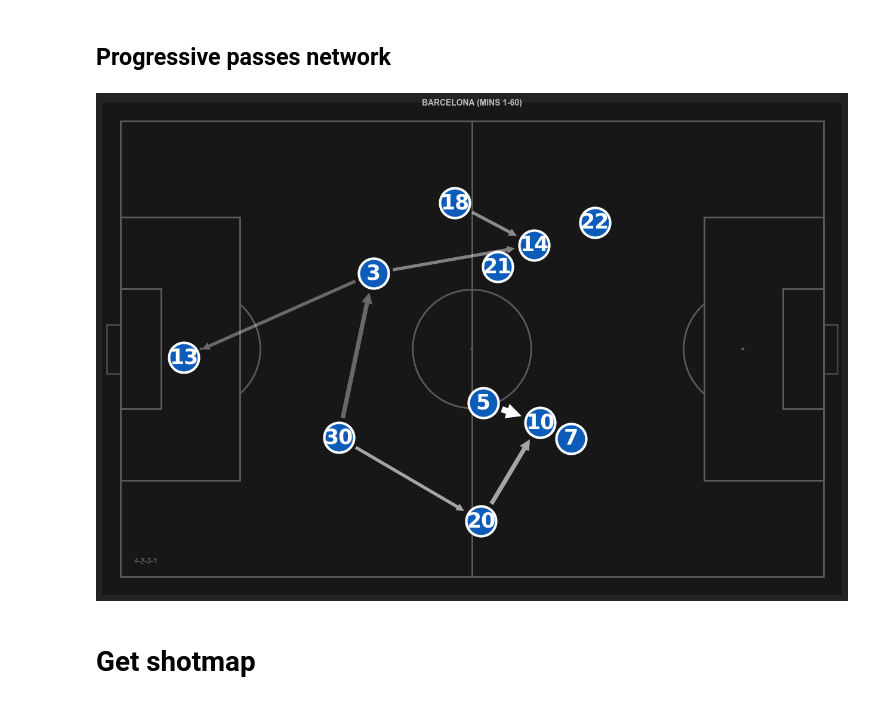
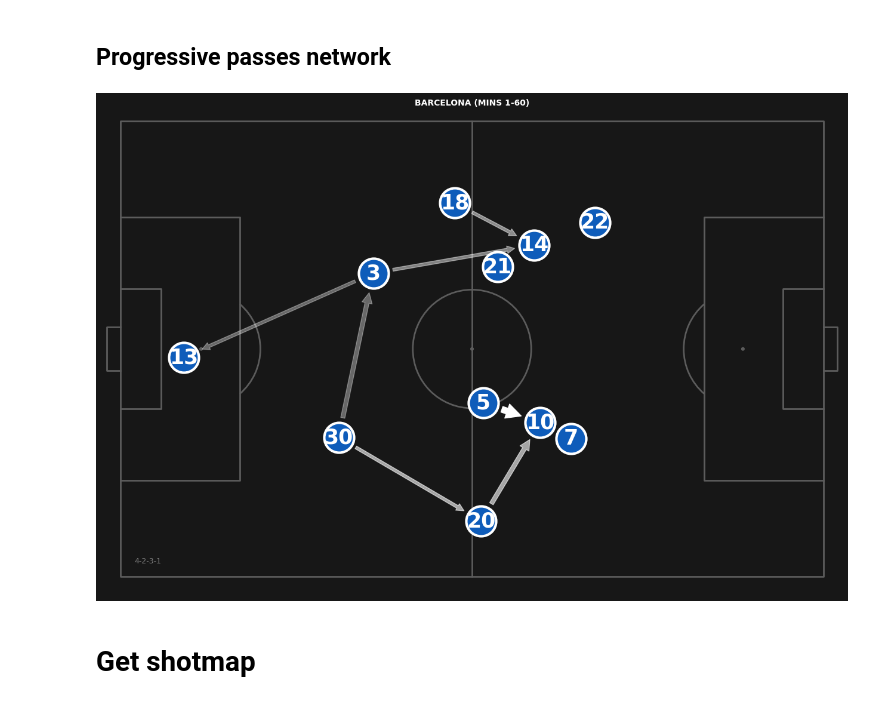
Before and after one commit to Ali-Hasan-Khan/Scrape-Whoscored-Event-Data, a Jupyter notebook: tutorial.ipynb, the cells around one changed output. Cells and saved outputs as stored; diff of their text form; code cells hidden in the pictures.

```diff
--- a/tutorial.ipynb
+++ b/tutorial.ipynb
@@ -98,7 +32,7 @@ If you get the following exception, try running the cell again:<br>
 from no such window`
 # %%
 if __name__ == "__main__":
-    driver = webdriver.Chrome('drivers/chromedriver.exe')
+    driver = webdriver.Chrome(service=Service(ChromeDriverManager().install()))
 
 # whoscored match centre url of the required match (Example: Barcelona vs Sevilla)
 url = "https://www.whoscored.com/Matches/1491995/Live/Spain-LaLiga-2020-2021-Barcelona-Sevilla"
@@ -320,18 +255,19 @@ visuals.createPassNetworks(match_data, events_df, matchId=match_data['matchId'],
 # %%
 # Team data
 team = 'Barcelona'
 teamId = 65
 opponent = 'Sevilla'
 venue = 'home'
 
 # Create Progressive Pass Network
 # you can change marker_label to 'name' as well
 fig,ax = plt.subplots(figsize=(16,11))
+fig.set_facecolor('#171717')
 visuals.createAttPassNetworks(match_data, events_df, matchId=match_data['matchId'], team='Barcelona', max_line_width=6,
                               marker_size=1300, edgewidth=3, dh_arrow_width=25, marker_color='#0e5cba',
                               marker_edge_color='w', shrink=24, ax=ax, kit_no_size=25)
 # %% [output]
-[figure, old version]
+[figure, new version]
 # %% [markdown]
 # Get shotmap
 # %%
```
Also changed, not shown: parts of 12 cells of this notebook, 5 other files.
